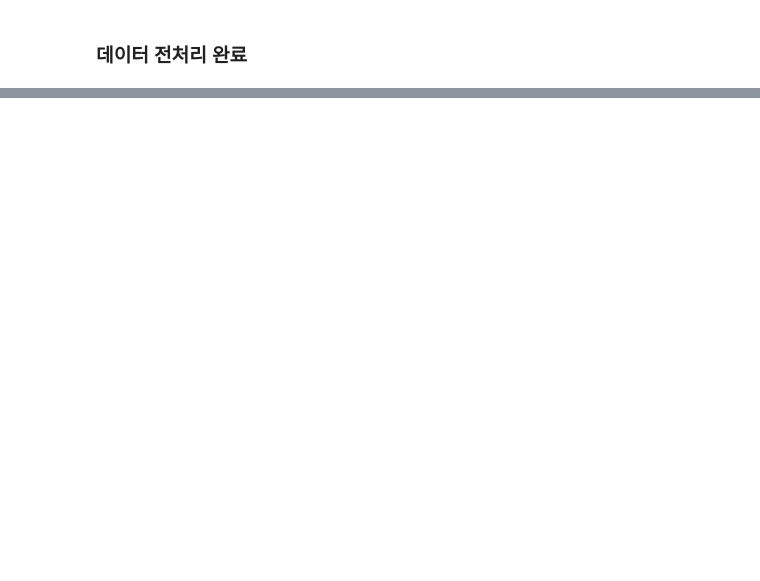
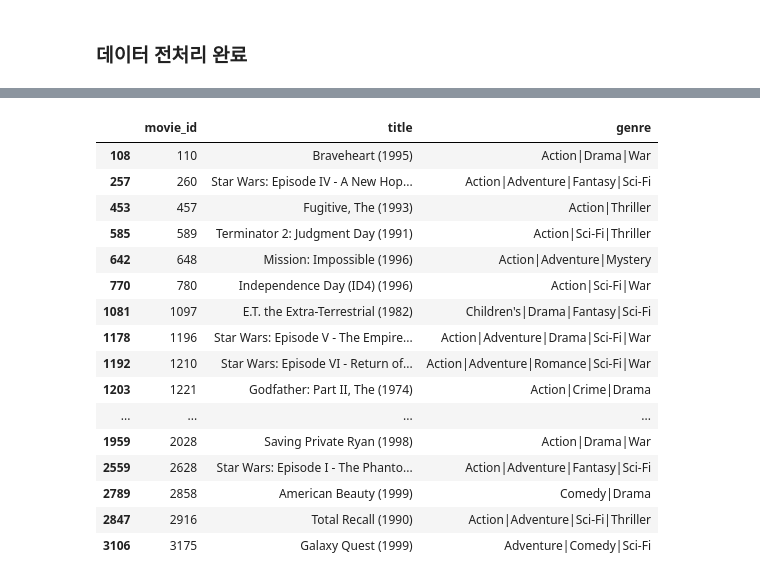
Before and after one commit to yssihn/Aiffel, a Jupyter notebook: [E-14]RecommenArtistIU/exp_14_01.ipynb, the cells around one changed output, grey strips where cells are left out. Drawn from its saved outputs; the diff is of its cells as text; code cells hidden in the pictures; blank space fills up the shorter version.

```diff
--- a/[E-14]RecommenArtistIU/exp_14_01.ipynb
+++ b/[E-14]RecommenArtistIU/exp_14_01.ipynb
@@ -580,0 +210,5 @@ explain = als_model.explain(user, csr_data, itemid=rihanna)
+# %%
+from scipy.sparse import csr_matrix
+
+csr_data = csr_matrix((ratings['counts'], (ratings.user_id, ratings.movie_id)))
+csr_data
@@ -580,0 +220,14 @@ explain = als_model.explain(user, csr_data, itemid=rihanna)
+# %%
+from implicit.als import AlternatingLeastSquares
+import os
+import numpy as np
+
+os.environ['OPENBLAS_NUM_THREADS']='1'
+os.environ['KMP_DUPLICATE_LIB_OK']='True'
+os.environ['MKL_NUM_THREADS']='1'
+
+als_model = AlternatingLeastSquares(factors=100, regularization=0.01, use_gpu=False, iterations=15, dtype=np.float32)
+
+csr_data_transpose = csr_data.T
+csr_data_transpose
+als_model.fit(csr_data_transpose)
@@ -580,0 +328,4 @@ explain = als_model.explain(user, csr_data, itemid=rihanna)
+# %%
+user = 6041
+movie_recommended = als_model.recommend(user, csr_data, N=20, filter_already_liked_items=True)
+movie_recommended
@@ -580,0 +353,20 @@ explain = als_model.explain(user, csr_data, itemid=rihanna)
+# %%
+movies[movies['movie_id'].isin([m[0] for m in movie_recommended])]
+# %% [output]
+|  | movie_id | title | genre |
+| 108 | 110 | Braveheart (1995) | Action|Drama|War |
+| 257 | 260 | Star Wars: Episode IV - A New Hop... | Action|Adventure|Fantasy|Sci-Fi |
+| 453 | 457 | Fugitive, The (1993) | Action|Thriller |
+| 585 | 589 | Terminator 2: Judgment Day (1991) | Action|Sci-Fi|Thriller |
+| 642 | 648 | Mission: Impossible (1996) | Action|Adventure|Mystery |
+| 770 | 780 | Independence Day (ID4) (1996) | Action|Sci-Fi|War |
+| 1081 | 1097 | E.T. the Extra-Terrestrial (1982) | Children's|Drama|Fantasy|Sci-Fi |
+| 1178 | 1196 | Star Wars: Episode V - The Empire... | Action|Adventure|Drama|Sci-Fi|War |
+| 1192 | 1210 | Star Wars: Episode VI - Return of... | Action|Adventure|Romance|Sci-Fi|War |
+| 1203 | 1221 | Godfather: Part II, The (1974) | Action|Crime|Drama |
+| ... | ... | ... | ... |
+| 1959 | 2028 | Saving Private Ryan (1998) | Action|Drama|War |
+| 2559 | 2628 | Star Wars: Episode I - The Phanto... | Action|Adventure|Fantasy|Sci-Fi |
+| 2789 | 2858 | American Beauty (1999) | Comedy|Drama |
+| 2847 | 2916 | Total Recall (1990) | Action|Adventure|Sci-Fi|Thriller |
+| 3106 | 3175 | Galaxy Quest (1999) | Adventure|Comedy|Sci-Fi |
```
Also changed, not shown: parts of 53 cells of this notebook.
